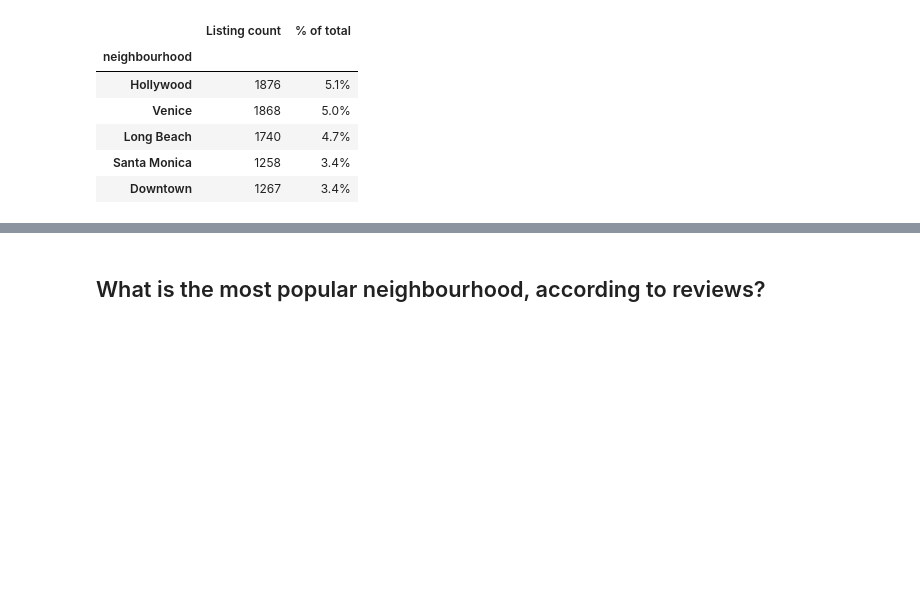
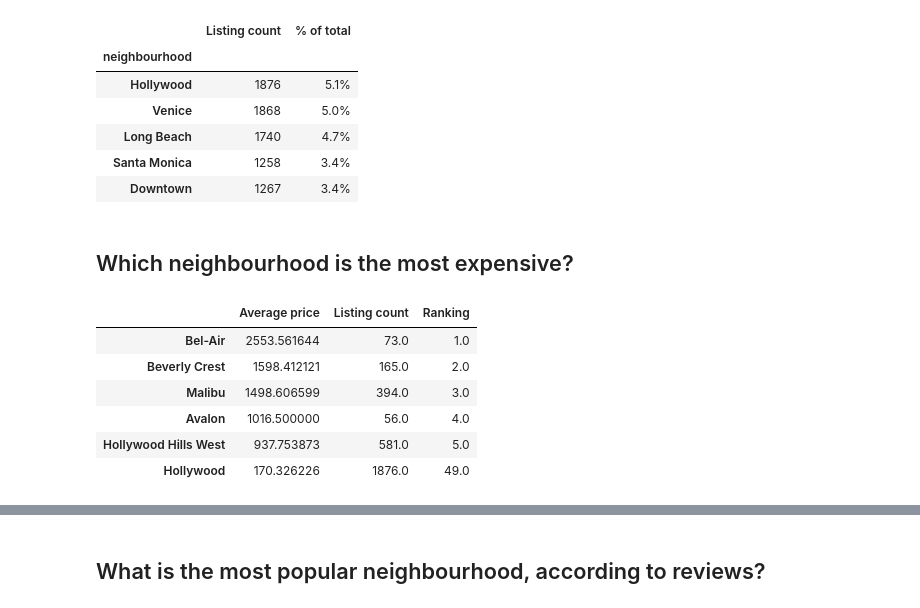
Before and after one commit to mark-baole/AirBnB-Los-Angeles, a Jupyter notebook: ML_AirBnB_Los_Angeles.ipynb, the cells around one changed output, grey strips where cells are left out. Cells and saved outputs as stored; diff of their text form; code cells hidden in the pictures; blank space fills up the shorter version.

```diff
--- a/ML_AirBnB_Los_Angeles.ipynb
+++ b/ML_AirBnB_Los_Angeles.ipynb
@@ -187,3 +227,20 @@ nbh.head()
 | Long Beach | 1740 | 4.7% |
 | Santa Monica | 1258 | 3.4% |
 | Downtown | 1267 | 3.4% |
+# %% [markdown]
+## Which neighbourhood is the most expensive?
+# %%
+nbhpr = listings.groupby(by='neighbourhood')[['price']].agg(['mean', 'count'])
+nbhpr.columns = ['Average price', 'Listing count']
+nbhpr = nbhpr[nbhpr['Listing count']>=50]        #ignore those with less than 50 listings, which can contain significant outliers
+nbhpr['Ranking'] = nbhpr['Average price'].rank(ascending = False, method = 'min')
+nbhpr.sort_values(by = 'Ranking', ascending=True, inplace=True)
+pd.concat([nbhpr.head(), pd.DataFrame(nbhpr.loc['Hollywood']).T])
+# %% [output]
+|  | Average price | Listing count | Ranking |
+| Bel-Air | 2553.561644 | 73.0 | 1.0 |
+| Beverly Crest | 1598.412121 | 165.0 | 2.0 |
+| Malibu | 1498.606599 | 394.0 | 3.0 |
+| Avalon | 1016.500000 | 56.0 | 4.0 |
+| Hollywood Hills West | 937.753873 | 581.0 | 5.0 |
+| Hollywood | 170.326226 | 1876.0 | 49.0 |
```
Also changed, not shown: parts of 22 cells of this notebook.
